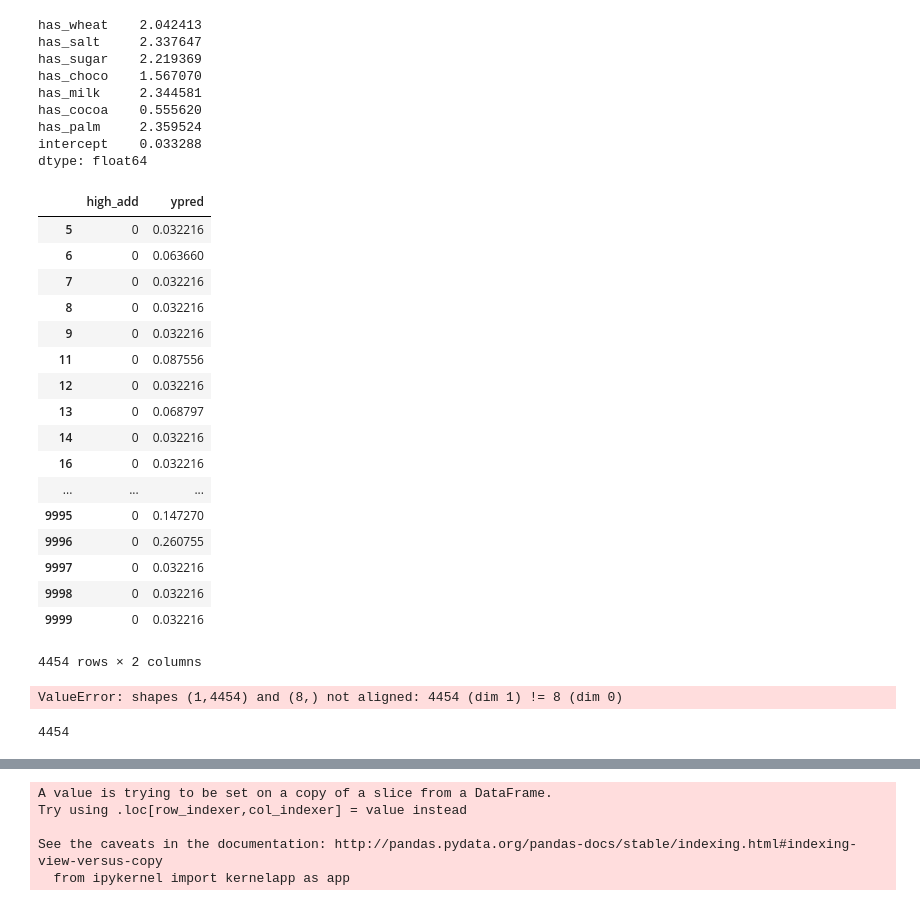
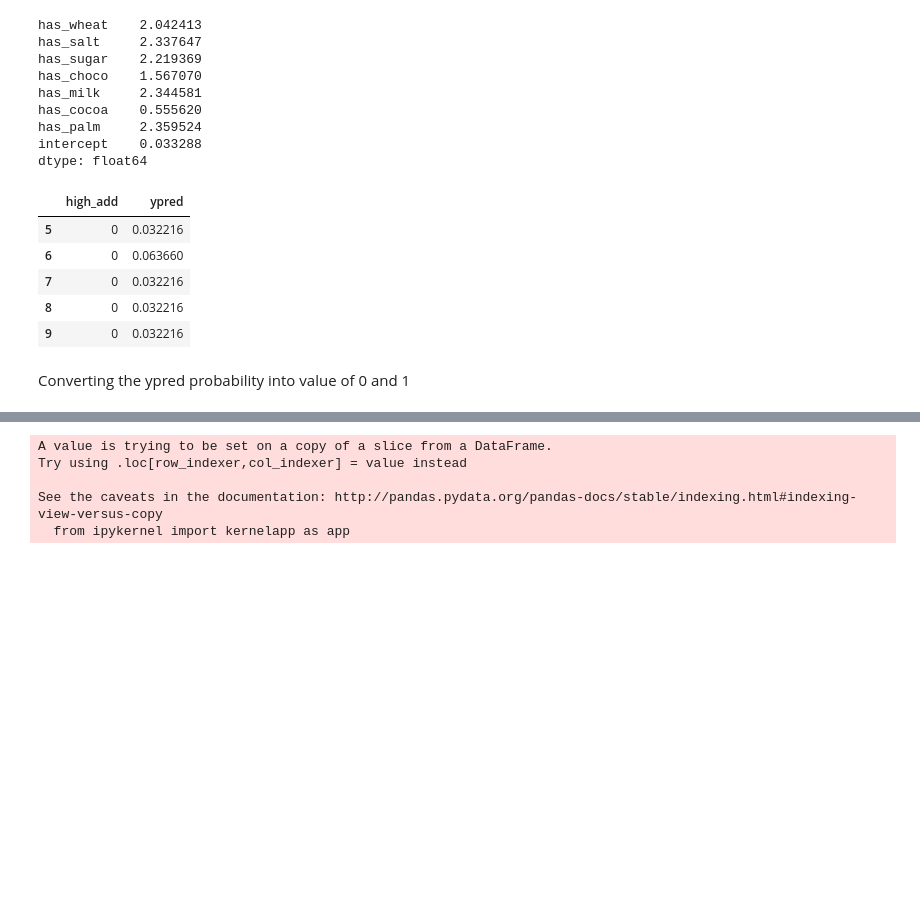
Before and after one commit to srik1280/Springboard-Exercise, a Jupyter notebook: Capstone-Project/Part2.ipynb, the cells around one changed output, grey strips where cells are left out. Saved outputs shown, nothing was run; the diff lists cells and outputs as text; code cells hidden in the pictures; blank space fills up the shorter version.

```diff
--- a/Capstone-Project/Part2.ipynb
+++ b/Capstone-Project/Part2.ipynb
@@ -176,4 +130,0 @@ df_ingredients_top50
-# %%
-pd_new = pd_new[['code' , 'product_name' , 'ingredients_text' ,'additives_n','additives']]
-pd_new = pd_new[pd_new.ingredients_text.notnull()]
-pd_new.head()
@@ -399,8 +200,0 @@ pd_new.has_dextrose = pd_new.has_dextrose.astype(int)
-# %%
-# Check if Ingredients has GLUCOSE
-
-glucose = ['Glucose','GLUCOSE']
-glucose = '|'.join(glucose)
-
-pd_new['has_glucose'] = pd_new['ingredients_text'].str.contains(dextrose)
-pd_new.has_glucose = pd_new.has_glucose.astype(int)
@@ -415,3 +352,34 @@ pd_new.has_cocoa = pd_new.has_cocoa.astype(int)
+# %%
+# Create columns on Categories
+pd_new['is_plant'] =  np.where(pd_new['main_category_en'] == 'Plant-based foods and beverages', '1', '0')
+pd_new.is_plant = pd_new.is_plant.astype(int)
+
+pd_new['is_bev'] = np.where(pd_new['main_category_en'] == 'Beverages','1','0')
+pd_new.is_bev = pd_new.is_bev.astype(int)
+
+pd_new['is_sugar'] = np.where(pd_new['main_category_en'] == 'Sugary snacks','1','0')
+pd_new.is_sugar = pd_new.is_sugar.astype(int)
+
+pd_new['is_salt'] = np.where(pd_new['main_category_en'] == 'Salty snacks','1','0')
+pd_new.is_salt = pd_new.is_salt.astype(int)
+
+pd_new['is_dairy'] = np.where(pd_new['main_category_en'] == 'Dairies','1','0')
+pd_new.is_dairy = pd_new.is_dairy.astype(int)
+
+pd_new['is_meat'] = np.where(pd_new['main_category_en'] == 'Meats|Seafood','1','0')
+pd_new.is_meat = pd_new.is_meat.astype(int)
+
+pd_new['is_fresh'] = np.where(pd_new['main_category_en'] == 'Fresh foods','1','0')
+pd_new.is_fresh = pd_new.is_fresh.astype(int)
+
+pd_new['is_break'] = np.where(pd_new['main_category_en'] == 'Breakfasts','1','0')
+pd_new.is_break = pd_new.is_break.astype(int)
+
+pd_new['is_frozen'] = np.where(pd_new['main_category_en'] == 'Frozen foods','1','0')
+pd_new.is_frozen = pd_new.is_frozen.astype(int)
+
+pd_new['is_juices'] = np.where(pd_new['main_category_en'] == 'Fruit Juices','1','0')
+pd_new.is_juices = pd_new.is_juices.astype(int)
 # %%
 # manually add the intercept
 pd_new['intercept'] = 1.0
@@ -524,43 +499,13 @@ X  = pd_new['high_add']
 # Predict Y using the logit function.
 pd_new['ypred'] = result.predict(pd_new[train_cols])
 # %%
-pd_new[['high_add','ypred']]
+pd_new[['high_add','ypred']].head()
 # %% [output]
 |  | high_add | ypred |
 | 5 | 0 | 0.032216 |
 | 6 | 0 | 0.063660 |
 | 7 | 0 | 0.032216 |
 | 8 | 0 | 0.032216 |
 | 9 | 0 | 0.032216 |
-| 11 | 0 | 0.087556 |
-| 12 | 0 | 0.032216 |
-| 13 | 0 | 0.068797 |
-| 14 | 0 | 0.032216 |
-| 16 | 0 | 0.032216 |
-| ... | ... | ... |
-| 9995 | 0 | 0.147270 |
-| 9996 | 0 | 0.260755 |
-| 9997 | 0 | 0.032216 |
-| 9998 | 0 | 0.032216 |
-| 9999 | 0 | 0.032216 |
-4454 rows × 2 columns
-# %%
-pd_new['ypred1'] = result.predict(pd_new['high_add'])
-# %% [output]
-ValueError: shapes (1,4454) and (8,) not aligned: 4454 (dim 1) != 8 (dim 0)
-# %%
-#New model - Create a new dataframe with random values in 5 columns and cross check with above logit model
-
-pd_random = pd_new[['code','product_name','high_add']]
-
-pd_size = len(pd_random)
-
-pd_size
-
-#train1 = pd_new.columns[6:]
-#logit1 = sm.Logit(pd_new['high_add'], pd_new[train1])
-
-# fit the model
-#result1 = logit1.fit()
-# %% [output]
-4454
+# %% [markdown]
+Converting the ypred probability into value of 0 and 1
```
Also changed, not shown: parts of 128 cells of this notebook.
